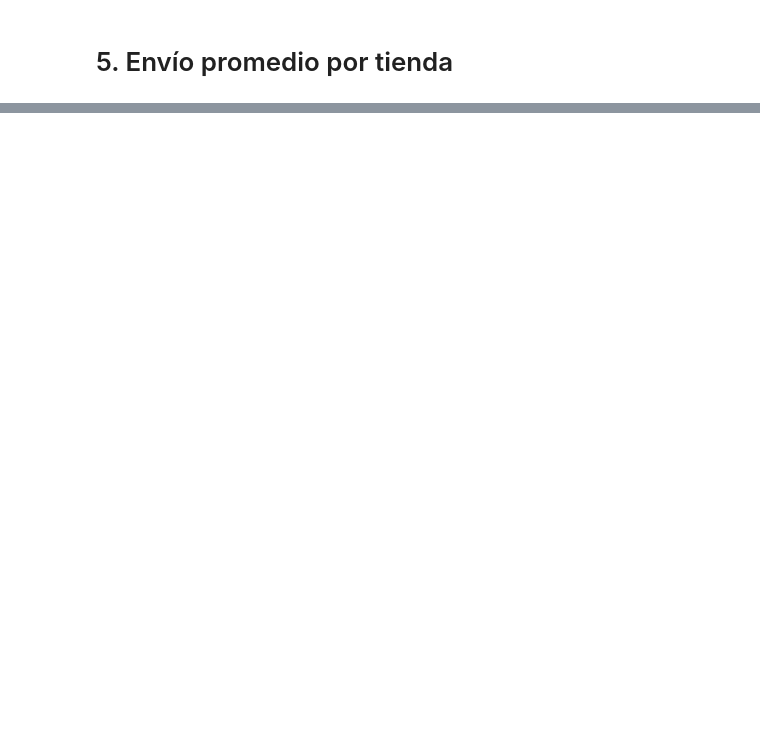
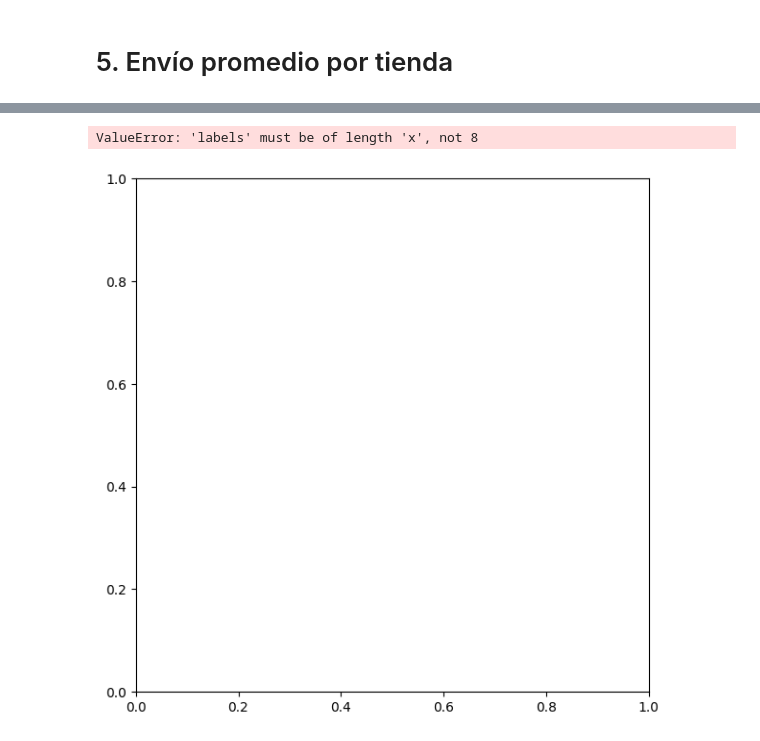
Before and after one commit to andrespipe94/AluraStore-challenge1, a Jupyter notebook: AluraStoreLatam.ipynb, the cells around one changed output, grey strips where cells are left out. Drawn from its saved outputs; the diff is of its cells as text; code cells hidden in the pictures; blank space fills up the shorter version.

```diff
--- a/AluraStoreLatam.ipynb
+++ b/AluraStoreLatam.ipynb
@@ -436,0 +571,11 @@ AttributeError: 'float' object has no attribute 'values'
+# %%
+import matplotlib.pyplot as plt
+
+plt.figure(figsize=(7, 7))
+plt.pie(list(envios.values()), labels=tiendas, autopct='%1.1f%%', startangle=90, colors=['#66c2a5','#fc8d62','#8da0cb','#e78ac3'])
+plt.title('Distribución del Costos de Envios por Tienda')
+plt.axis('equal')  # Asegura que el gráfico sea circular
+plt.show()
+# %% [output]
+ValueError: 'labels' must be of length 'x', not 8
+[figure, added]
```
Also changed, not shown: parts of 4 cells of this notebook.
